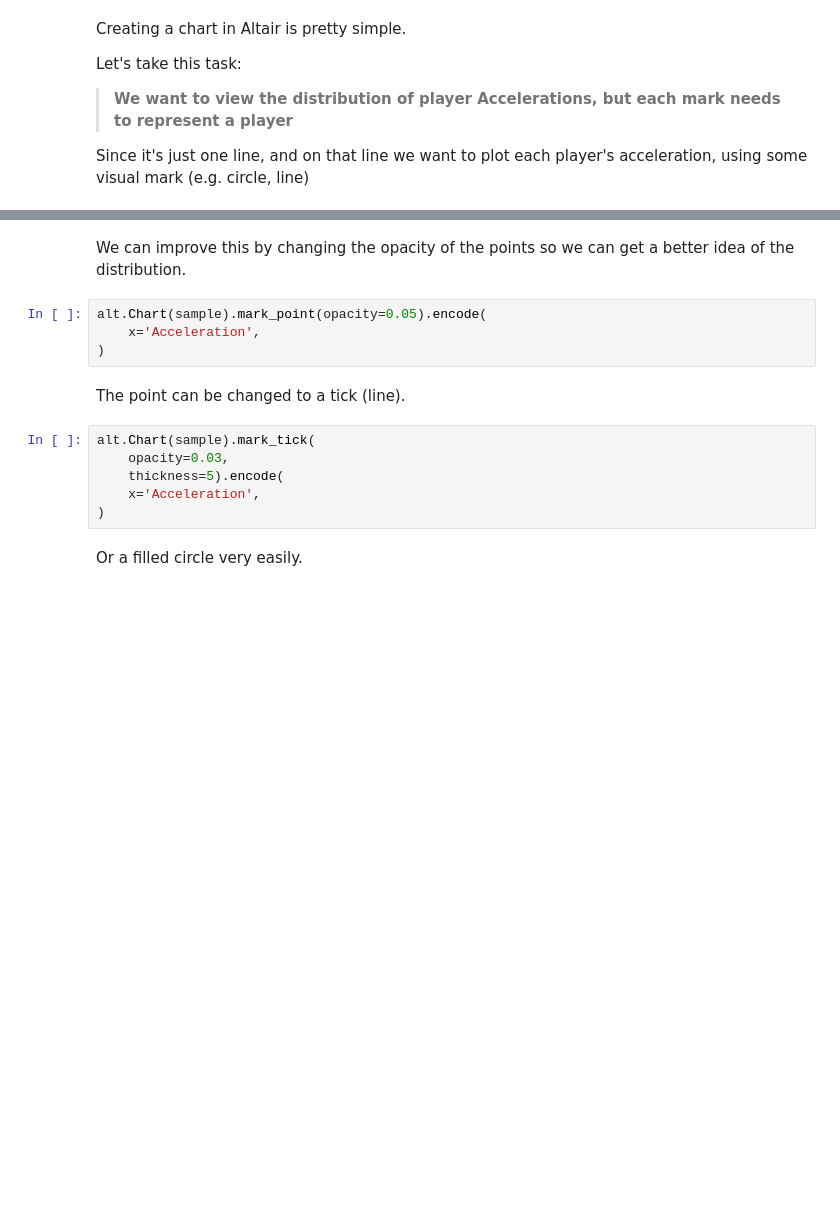
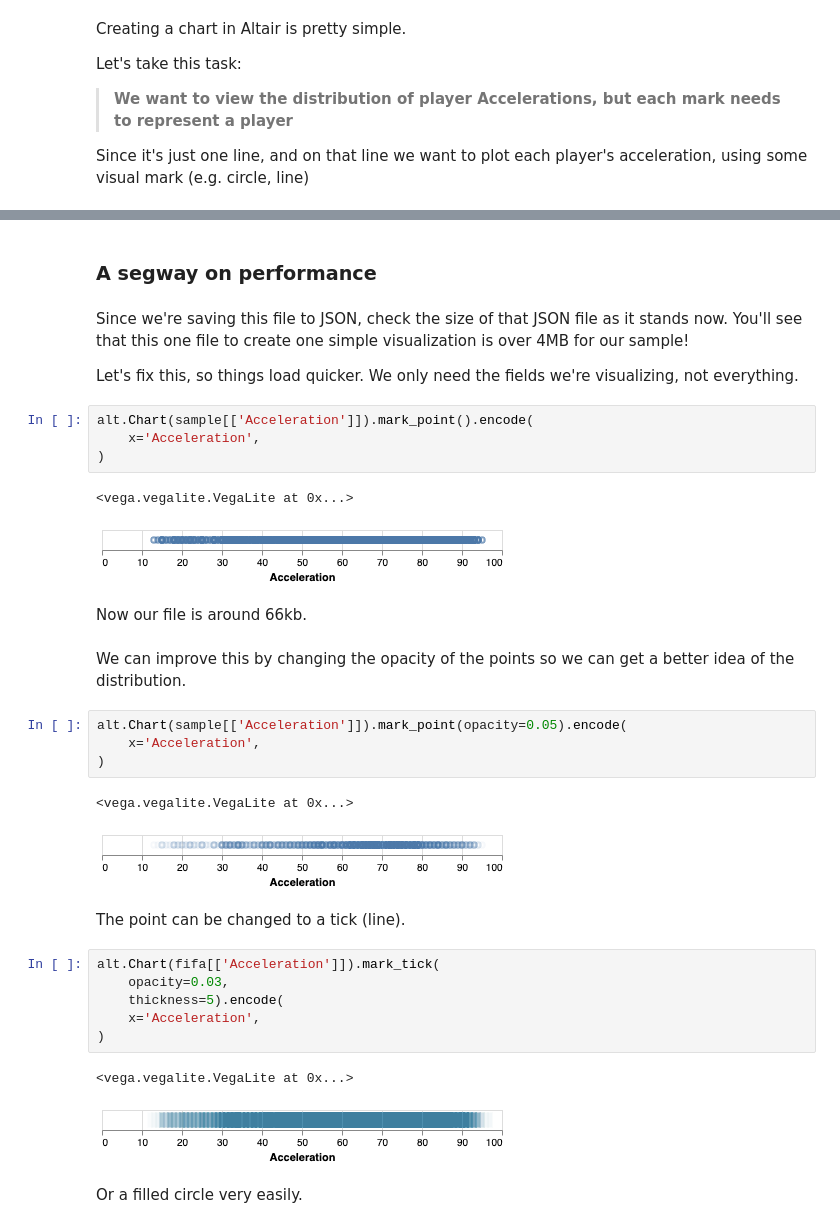
Before and after one commit to eamonnmag/CERN-CSC-2023, a Jupyter notebook: Optional - Interactive Visual Exploration with Altair.ipynb, the cells around one changed output, grey strips where cells are left out. Drawn from its saved outputs; the diff is of its cells as text; blank space fills up the shorter version.

```diff
--- a/Optional - Interactive Visual Exploration with Altair.ipynb
+++ b/Optional - Interactive Visual Exploration with Altair.ipynb
@@ -72,17 +71,38 @@ alt.Chart(sample).mark_point().encode(
+# %% [markdown]
+### A segway on performance
+# %% [markdown]
+Since we're saving this file to JSON, check the size of that JSON file as it stands now. You'll see that this one file to create one simple visualization is over 4MB for our sample!
+
+Let's fix this, so things load quicker. We only need the fields we're visualizing, not everything.
+# %%
+alt.Chart(sample[['Acceleration']]).mark_point().encode(
+    x='Acceleration',
+)
+# %% [output]
+<vega.vegalite.VegaLite at 0x...>
+[figure, added]
+# %% [markdown]
+Now our file is around 66kb.
 # %% [markdown]
 We can improve this by changing the opacity of the points so we can get a better idea of the distribution.
 # %%
-alt.Chart(sample).mark_point(opacity=0.05).encode(
+alt.Chart(sample[['Acceleration']]).mark_point(opacity=0.05).encode(
     x='Acceleration',
 )
+# %% [output]
+<vega.vegalite.VegaLite at 0x...>
+[figure, added]
 # %% [markdown]
 The point can be changed to a tick (line).
 # %%
-alt.Chart(sample).mark_tick(
+alt.Chart(fifa[['Acceleration']]).mark_tick(
     opacity=0.03,
     thickness=5).encode(
     x='Acceleration',
 )
+# %% [output]
+<vega.vegalite.VegaLite at 0x...>
+[figure, added]
 # %% [markdown]
 Or a filled circle very easily.
 # %%
```
Also changed, not shown: parts of 38 cells of this notebook, 4 other files.
